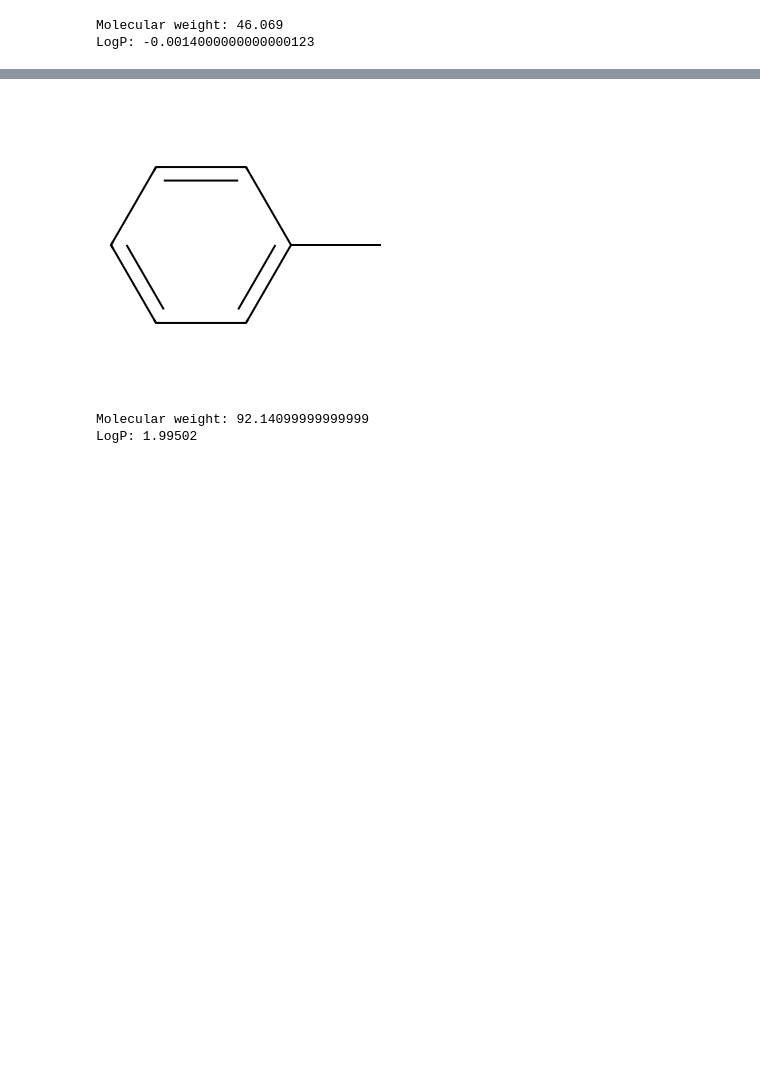
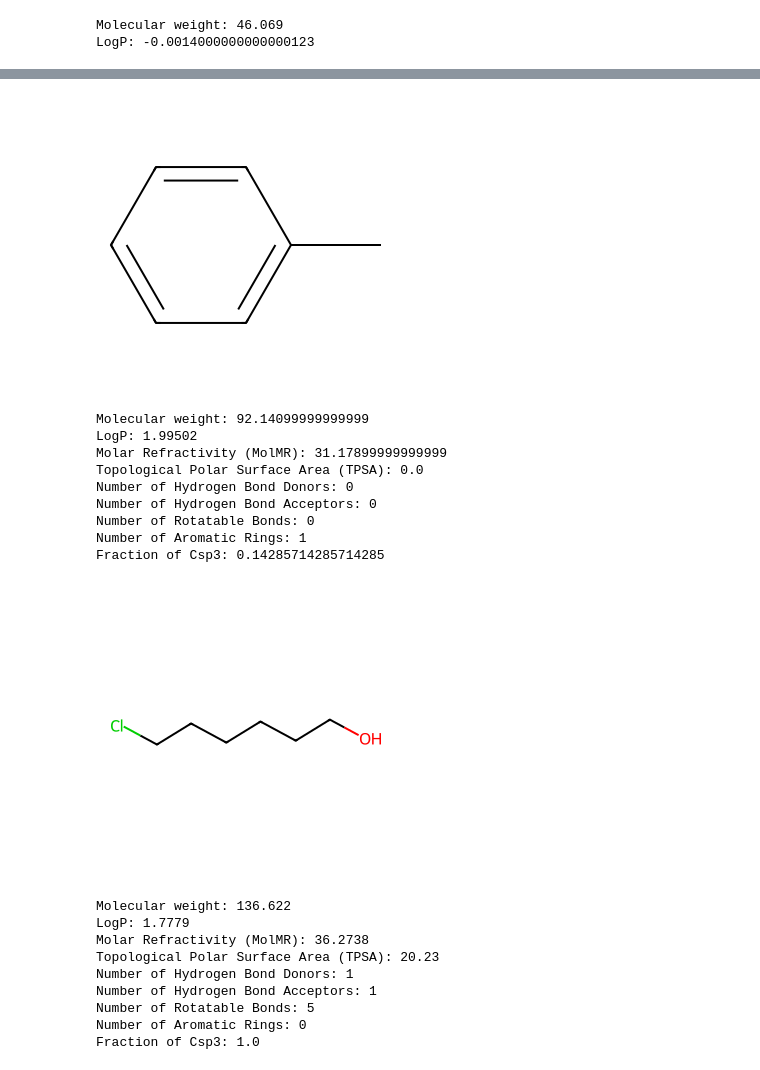
Before and after one commit to davidebtt/chemical_pycode, a Jupyter notebook: R&DKit.ipynb, the cells around one changed output, grey strips where cells are left out. Cells and saved outputs as stored; diff of their text form; code cells hidden in the pictures; blank space fills up the shorter version.

```diff
--- a/R&DKit.ipynb
+++ b/R&DKit.ipynb
@@ -91,7 +105,55 @@ display(img)
 # Calculate and display properties
 print("Molecular weight:", Descriptors.MolWt(mol))
 print("LogP:", Descriptors.MolLogP(mol))
+print("Molar Refractivity (MolMR):", Descriptors.MolMR(mol))
+print("Topological Polar Surface Area (TPSA):", Descriptors.TPSA(mol))
+print("Number of Hydrogen Bond Donors:", Descriptors.NumHDonors(mol))
+print("Number of Hydrogen Bond Acceptors:", Descriptors.NumHAcceptors(mol))
+print("Number of Rotatable Bonds:", Descriptors.NumRotatableBonds(mol))
+print("Number of Aromatic Rings:", Descriptors.NumAromaticRings(mol))
+print("Fraction of Csp3:", Descriptors.FractionCSP3(mol))
 # %% [output]
 [figure]
 Molecular weight: 92.14099999999999
 LogP: 1.99502
+Molar Refractivity (MolMR): 31.17899999999999
+Topological Polar Surface Area (TPSA): 0.0
+Number of Hydrogen Bond Donors: 0
+Number of Hydrogen Bond Acceptors: 0
+Number of Rotatable Bonds: 0
+Number of Aromatic Rings: 1
+Fraction of Csp3: 0.14285714285714285
+# %%
+from rdkit import Chem
+from rdkit.Chem import Draw, Descriptors
+from IPython.display import display
+
+# Molecule: Chlorohexanol
+smiles = 'OCCCCCCCl'
+mol = Chem.MolFromSmiles(smiles)
+
+# Draw and display the molecule image
+img = Draw.MolToImage(mol)
+display(img)
+
+# Calculate and display properties
+print("Molecular weight:", Descriptors.MolWt(mol))
+print("LogP:", Descriptors.MolLogP(mol))
+print("Molar Refractivity (MolMR):", Descriptors.MolMR(mol))
+print("Topological Polar Surface Area (TPSA):", Descriptors.TPSA(mol))
+print("Number of Hydrogen Bond Donors:", Descriptors.NumHDonors(mol))
+print("Number of Hydrogen Bond Acceptors:", Descriptors.NumHAcceptors(mol))
+print("Number of Rotatable Bonds:", Descriptors.NumRotatableBonds(mol))
+print("Number of Aromatic Rings:", Descriptors.NumAromaticRings(mol))
+print("Fraction of Csp3:", Descriptors.FractionCSP3(mol))
+# %% [output]
+[figure, added]
+Molecular weight: 136.622
+LogP: 1.7779
+Molar Refractivity (MolMR): 36.2738
+Topological Polar Surface Area (TPSA): 20.23
+Number of Hydrogen Bond Donors: 1
+Number of Hydrogen Bond Acceptors: 1
+Number of Rotatable Bonds: 5
+Number of Aromatic Rings: 0
+Fraction of Csp3: 1.0
```
Also changed, not shown: parts of 1 cell of this notebook.
